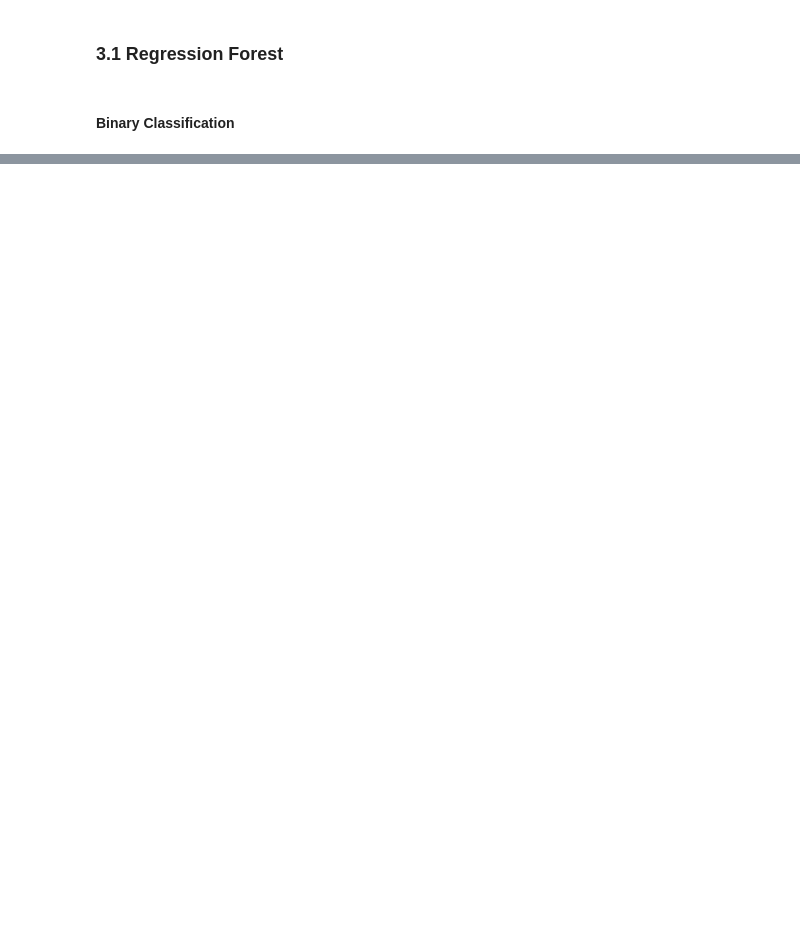
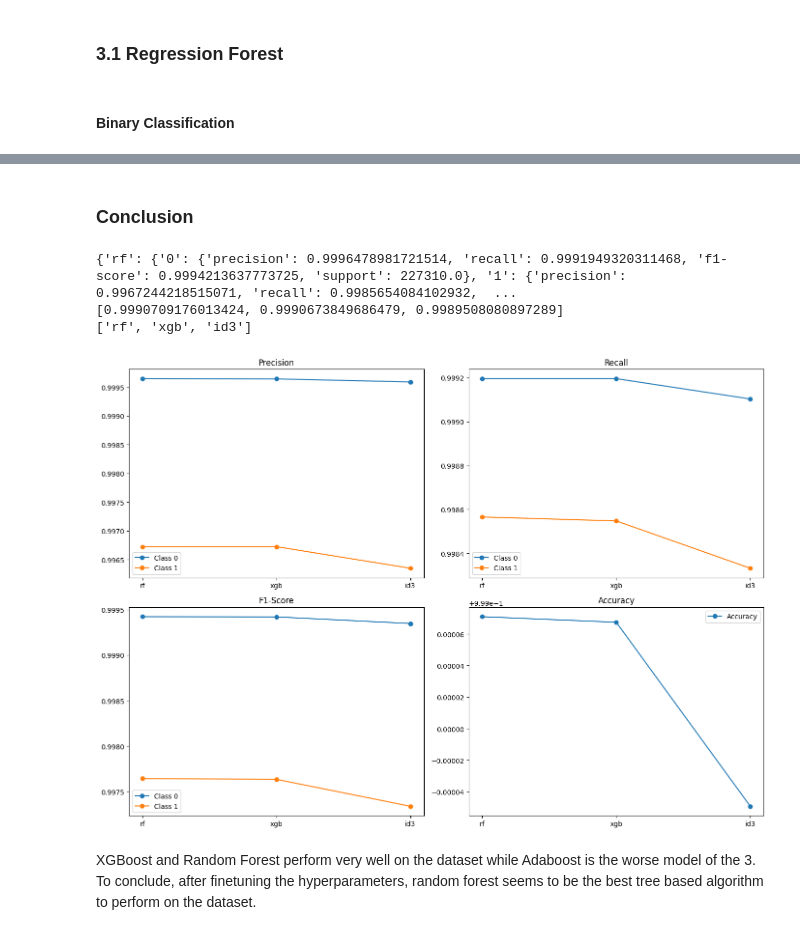
Before and after one commit to Joe-0120/ML-IDS, a Jupyter notebook: Notebooks/3_ML_Models.ipynb, the cells around one changed output, grey strips where cells are left out. Saved outputs shown, nothing was run; the diff lists cells and outputs as text; code cells hidden in the pictures; blank space fills up the shorter version.

```diff
--- a/Notebooks/3_ML_Models.ipynb
+++ b/Notebooks/3_ML_Models.ipynb
@@ -336,0 +614,65 @@ Fitting 3 folds for each of 10 candidates, totalling 30 fits
+# %% [markdown]
+### Conclusion
+# %%
+def extract_and_plot_metrics(metrics_dict):
+    # Initialize dictionaries to store the metrics for plotting
+    precision_dict = {'0': [], '1': [], 'model': []}
+    recall_dict = {'0': [], '1': [], 'model': []}
+    f1_score_dict = {'0': [], '1': [], 'model': []}
+    accuracy_list = []
+
+    # Iterate over the models in the metrics dictionary
+    for model_name, metrics in metrics_dict.items():
+        precision_dict['0'].append(metrics['0']['precision'])
+        precision_dict['1'].append(metrics['1']['precision'])
+        recall_dict['0'].append(metrics['0']['recall'])
+        recall_dict['1'].append(metrics['1']['recall'])
+        f1_score_dict['0'].append(metrics['0']['f1-score'])
+        f1_score_dict['1'].append(metrics['1']['f1-score'])
+        accuracy_list.append(metrics['accuracy'])
+        precision_dict['model'].append(model_name)
+        recall_dict['model'].append(model_name)
+        f1_score_dict['model'].append(model_name)
+
+    # Plotting the metrics
+    fig, axs = plt.subplots(2, 2, figsize=(14, 10))
+
+    # Plot precision
+    axs[0, 0].plot(precision_dict['model'], precision_dict['0'], label='Class 0', marker='o')
+    axs[0, 0].plot(precision_dict['model'], precision_dict['1'], label='Class 1', marker='o')
+    axs[0, 0].set_title('Precision')
+    axs[0, 0].legend()
+
+    # Plot recall
+    axs[0, 1].plot(recall_dict['model'], recall_dict['0'], label='Class 0', marker='o')
+    axs[0, 1].plot(recall_dict['model'], recall_dict['1'], label='Class 1', marker='o')
+    axs[0, 1].set_title('Recall')
+    axs[0, 1].legend()
+
+    # Plot f1-score
+    axs[1, 0].plot(f1_score_dict['model'], f1_score_dict['0'], label='Class 0', marker='o')
+    axs[1, 0].plot(f1_score_dict['model'], f1_score_dict['1'], label='Class 1', marker='o')
+    axs[1, 0].set_title('F1-Score')
+    axs[1, 0].legend()
+
+    # Plot accuracy
+    print(accuracy_list)
+    print(precision_dict['model'])
+    axs[1, 1].plot(precision_dict['model'], accuracy_list, label='Accuracy', marker='o')
+    axs[1, 1].set_title('Accuracy')
+    axs[1, 1].legend()
+
+    plt.tight_layout()
+    plt.show()
+#extract_and_plot_metrics(performance_models)
+performance_models2 = performance_models.copy()
+performance_models2.pop("adaboost")
+print(performance_models2)
+extract_and_plot_metrics(performance_models2)
+# %% [output]
+{'rf': {'0': {'precision': 0.9996478981721514, 'recall': 0.9991949320311468, 'f1-score': 0.9994213637773725, 'support': 227310.0}, '1': {'precision': 0.9967244218515071, 'recall': 0.9985654084102932,  ...
+[0.9990709176013424, 0.9990673849686479, 0.9989508080897289]
+['rf', 'xgb', 'id3']
+[figure, added]
+# %% [markdown]
+XGBoost and Random Forest perform very well on the dataset while Adaboost is the worse model of the 3. To conclude, after finetuning the hyperparameters, random forest seems to be the best tree based algorithm to perform on the dataset.
```
Also changed, not shown: parts of 24 cells of this notebook.
